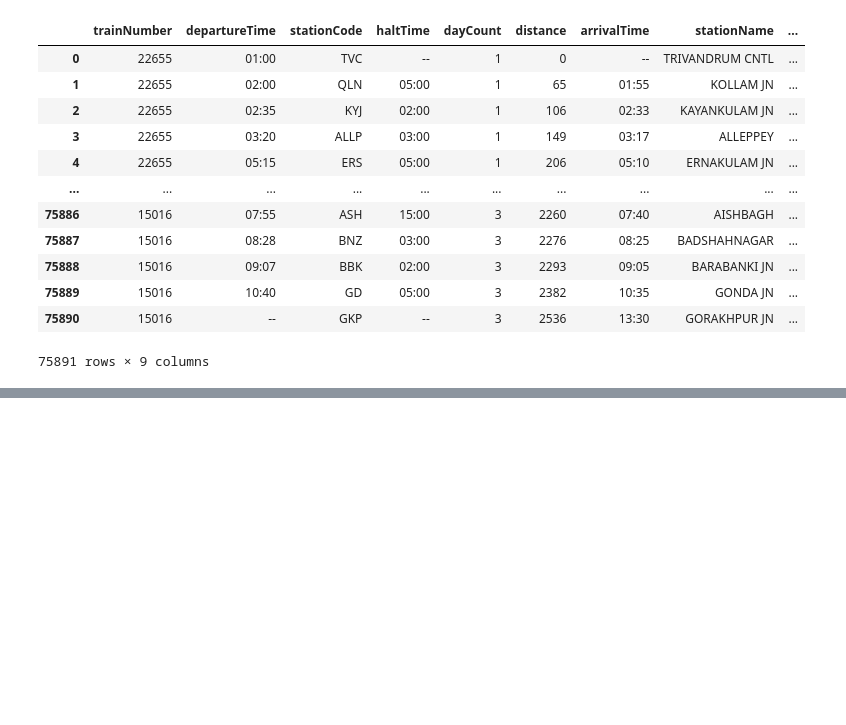
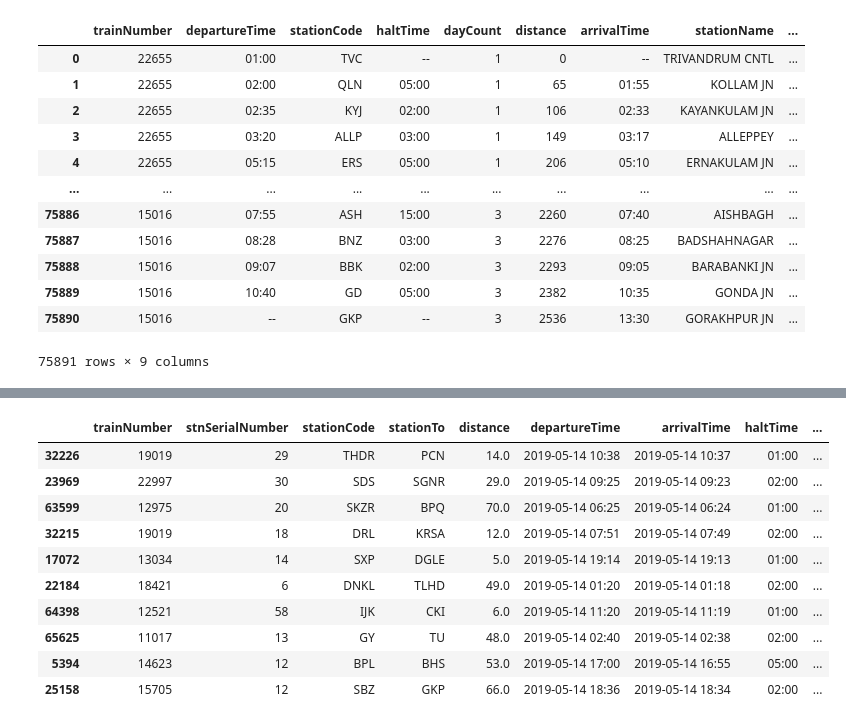
Before and after one commit to jadon1990/Indian-Railway-Fare-Prediction-Model, a Jupyter notebook: datapreparation.ipynb, the cells around one changed output, grey strips where cells are left out. Cells and saved outputs as stored; diff of their text form; code cells hidden in the pictures; blank space fills up the shorter version.

```diff
--- a/datapreparation.ipynb
+++ b/datapreparation.ipynb
@@ -265,0 +256,14 @@ ValueError: cannot convert float NaN to integer
+# %%
+routeData.sample(10)
+# %% [output]
+|  | trainNumber | stnSerialNumber | stationCode | stationTo | distance | departureTime | arrivalTime | haltTime | ... |
+| 32226 | 19019 | 29 | THDR | PCN | 14.0 | 2019-05-14 10:38 | 2019-05-14 10:37 | 01:00 | ... |
+| 23969 | 22997 | 30 | SDS | SGNR | 29.0 | 2019-05-14 09:25 | 2019-05-14 09:23 | 02:00 | ... |
+| 63599 | 12975 | 20 | SKZR | BPQ | 70.0 | 2019-05-14 06:25 | 2019-05-14 06:24 | 01:00 | ... |
+| 32215 | 19019 | 18 | DRL | KRSA | 12.0 | 2019-05-14 07:51 | 2019-05-14 07:49 | 02:00 | ... |
+| 17072 | 13034 | 14 | SXP | DGLE | 5.0 | 2019-05-14 19:14 | 2019-05-14 19:13 | 01:00 | ... |
+| 22184 | 18421 | 6 | DNKL | TLHD | 49.0 | 2019-05-14 01:20 | 2019-05-14 01:18 | 02:00 | ... |
+| 64398 | 12521 | 58 | IJK | CKI | 6.0 | 2019-05-14 11:20 | 2019-05-14 11:19 | 01:00 | ... |
+| 65625 | 11017 | 13 | GY | TU | 48.0 | 2019-05-14 02:40 | 2019-05-14 02:38 | 02:00 | ... |
+| 5394 | 14623 | 12 | BPL | BHS | 53.0 | 2019-05-14 17:00 | 2019-05-14 16:55 | 05:00 | ... |
+| 25158 | 15705 | 12 | SBZ | GKP | 66.0 | 2019-05-14 18:36 | 2019-05-14 18:34 | 02:00 | ... |
```
Also changed, not shown: parts of 41 cells of this notebook, 7 other files.
